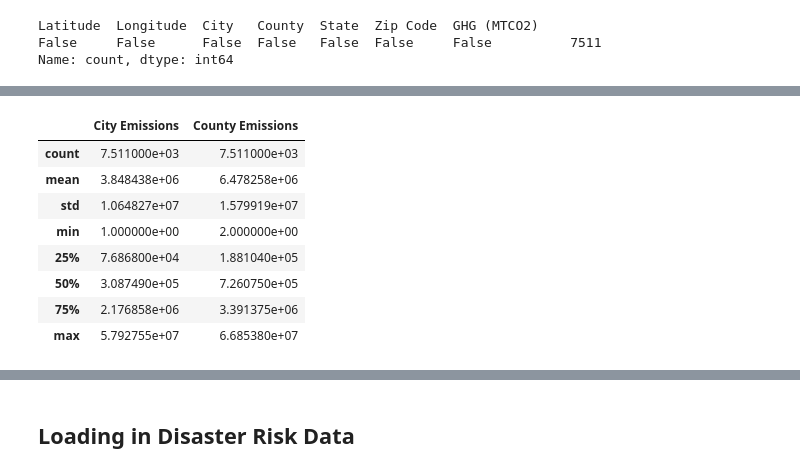
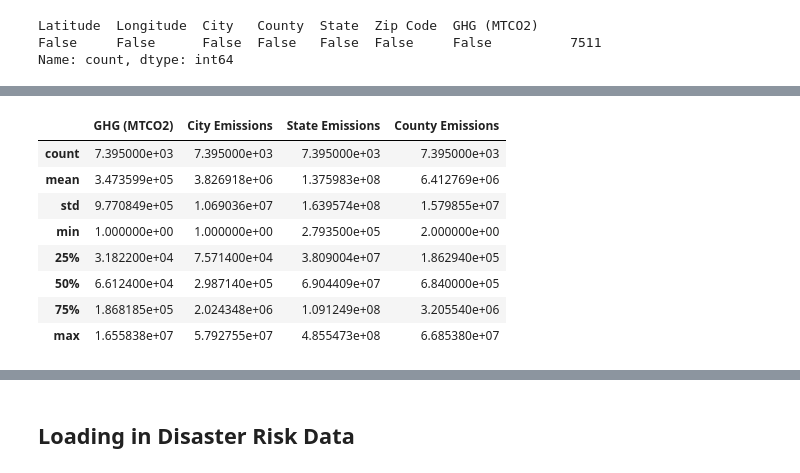
Before and after one commit to sabrinasayed99/Data_Center_Sites, a Jupyter notebook: joining_data.ipynb, the cells around one changed output, grey strips where cells are left out. Cells and saved outputs as stored; diff of their text form; code cells hidden in the pictures.

```diff
--- a/joining_data.ipynb
+++ b/joining_data.ipynb
@@ -1205,0 +1201,4 @@ memory usage: 528.1+ KB
+# %%
+# Drop Longitude and Latitude columns since we do not need facility locations
+emissions = emissions.drop(columns=['Longitude', 'Latitude'])
+emissions.head()
@@ -1216,0 +1239,3 @@ emissions.head()
+# %%
+# Drop rows where Zip Code is 0
+emissions = emissions[emissions['Zip Code'] != 0]
@@ -1216,0 +1324,6 @@ emissions.head()
+# %%
+# Drop VI, Guam from dataframe
+emissions = emissions[~emissions['State'].isin(['VI', 'GU'])]
+
+
+emissions.info()
@@ -1216,0 +1388,23 @@ emissions.head()
+# %%
+# Function to standardize county names
+def standardize_county_name(county):
+    # Remove any trailing/leading whitespace
+    county = county.strip()
+
+    # If it already ends with 'County', return as is
+    if county.endswith('County'):
+        return county
+    # If it ends with 'Parish', return as is (for Louisiana)
+    elif county.endswith('Parish'):
+        return county
+    # If it's not 'Unknown', append 'County'
+    elif county != 'Unknown':
+        return f"{county} County"
+    return county
+
+# Apply the standardization
+emissions['County'] = emissions['County'].apply(standardize_county_name)
+
+# Verify the results
+print("After standardization:")
+print(emissions.groupby(['State', 'County']).size().sort_values(ascending=False).head(30))
@@ -1217,14 +1450,14 @@ emissions.head()
 # %%
-emissions[['City Emissions', 'County Emissions']].describe()
+emissions.describe()
 # %% [output]
-|  | City Emissions | County Emissions |
-| count | 7.511000e+03 | 7.511000e+03 |
-| mean | 3.848438e+06 | 6.478258e+06 |
-| std | 1.064827e+07 | 1.579919e+07 |
-| min | 1.000000e+00 | 2.000000e+00 |
-| 25% | 7.686800e+04 | 1.881040e+05 |
-| 50% | 3.087490e+05 | 7.260750e+05 |
-| 75% | 2.176858e+06 | 3.391375e+06 |
-| max | 5.792755e+07 | 6.685380e+07 |
+|  | GHG (MTCO2) | City Emissions | State Emissions | County Emissions |
+| count | 7.395000e+03 | 7.395000e+03 | 7.395000e+03 | 7.395000e+03 |
+| mean | 3.473599e+05 | 3.826918e+06 | 1.375983e+08 | 6.412769e+06 |
+| std | 9.770849e+05 | 1.069036e+07 | 1.639574e+08 | 1.579855e+07 |
+| min | 1.000000e+00 | 1.000000e+00 | 2.793500e+05 | 2.000000e+00 |
+| 25% | 3.182200e+04 | 7.571400e+04 | 3.809004e+07 | 1.862940e+05 |
+| 50% | 6.612400e+04 | 2.987140e+05 | 6.904409e+07 | 6.840000e+05 |
+| 75% | 1.868185e+05 | 2.024348e+06 | 1.091249e+08 | 3.205540e+06 |
+| max | 1.655838e+07 | 5.792755e+07 | 4.855473e+08 | 6.685380e+07 |
 # %%
 # Bin GHG quantity based on distribution of city emissions
```
Also changed, not shown: parts of 69 cells of this notebook, 1 other file.
